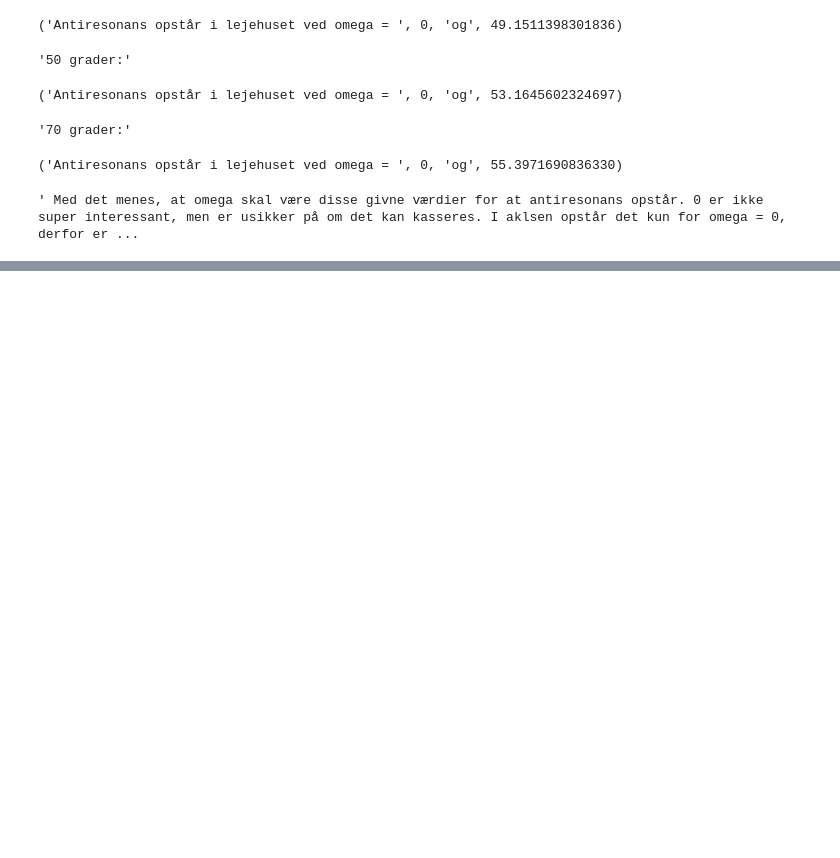
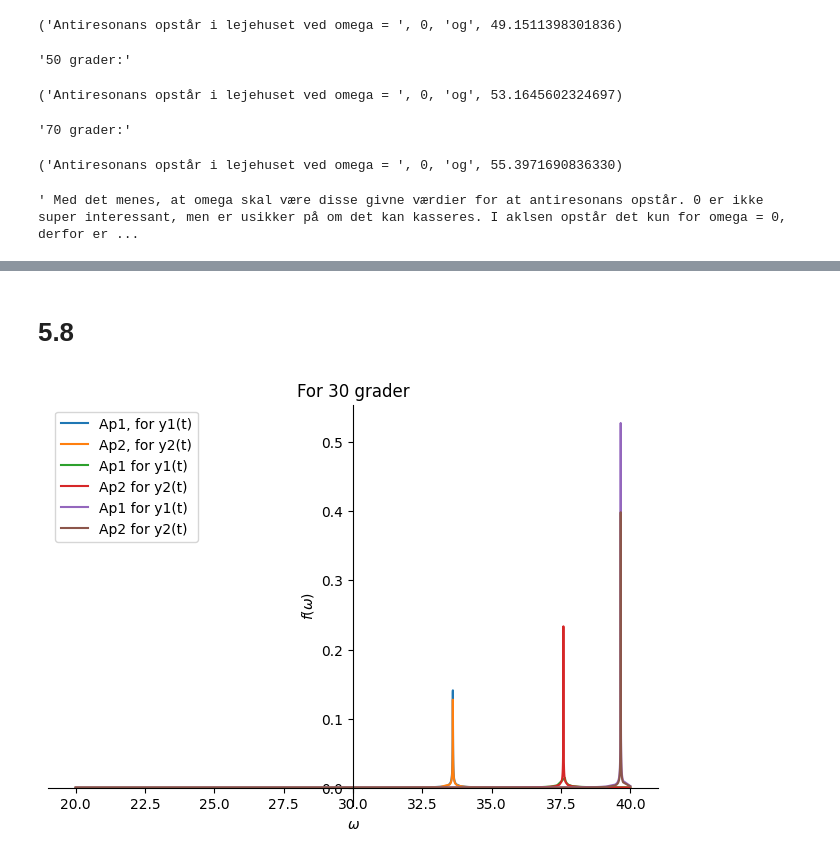
Before and after one commit to Apros7/Mat1Project, a Jupyter notebook: Opg 5.6 + 5.7.ipynb, the cells around one changed output, grey strips where cells are left out. Drawn from its saved outputs; the diff is of its cells as text; code cells hidden in the pictures; blank space fills up the shorter version.

```diff
--- a/Opg 5.6 + 5.7.ipynb
+++ b/Opg 5.6 + 5.7.ipynb
@@ -164,0 +162,19 @@ display("30 grader", antires(z_tilde_30),
+# %% [markdown]
+# 5.8
+# %%
+# Lægger de tre ovenstående plots sammen
+
+p1 = plot(Ap1_30,(omega,0,40), show=False, use_cm= False, title = "For 30 grader", label = "Ap1, for y1(t)",legend=True)
+p2 = plot(Ap2_30,(omega,20,40), show=False,use_cm = False,label = "Ap2, for y2(t)",legend=True)
+p3 = plot(Ap1_50,(omega,20,40), show=False, use_cm= False, title = "For 50 grader",label = "Ap1 for y1(t)",legend=True)
+p4 = plot(Ap2_50,(omega,20,40), show=False,use_cm = False, label = "Ap2 for y2(t)",legend=True)
+p5 = plot(Ap1_70,(omega,20,40), show=False, use_cm= False, title = "For 70 grader", label = "Ap1 for y1(t)",legend=True)
+p6 = plot(Ap2_70,(omega,20,40), show=False,use_cm = False, label = "Ap2 for y2(t)",legend=True)
+p1.extend(p2)
+p1.extend(p3)
+p1.extend(p4)
+p1.extend(p5)
+p1.extend(p6)
+p1.show()
+# %% [output]
+[figure, added]
```
Also changed, not shown: parts of 4 cells of this notebook.
